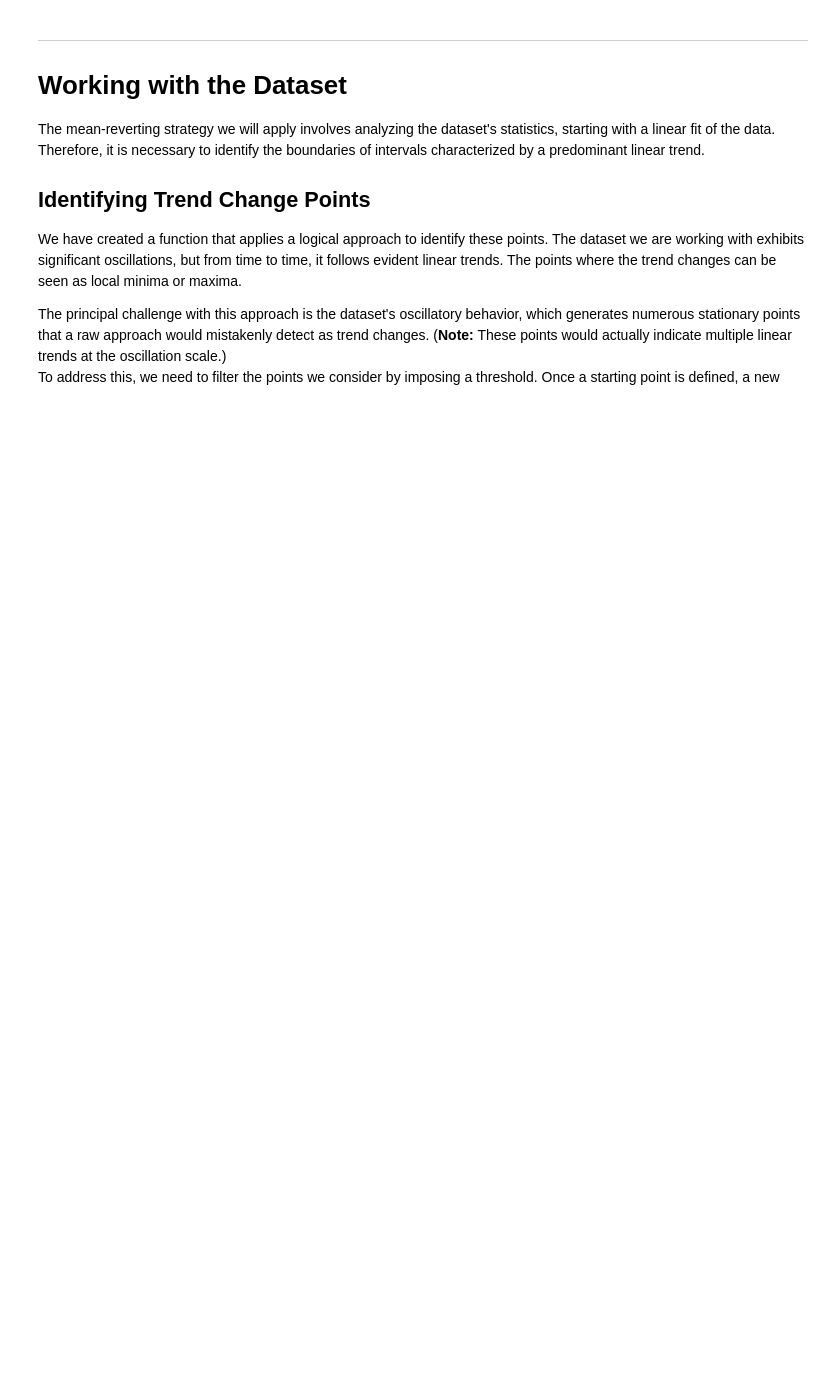
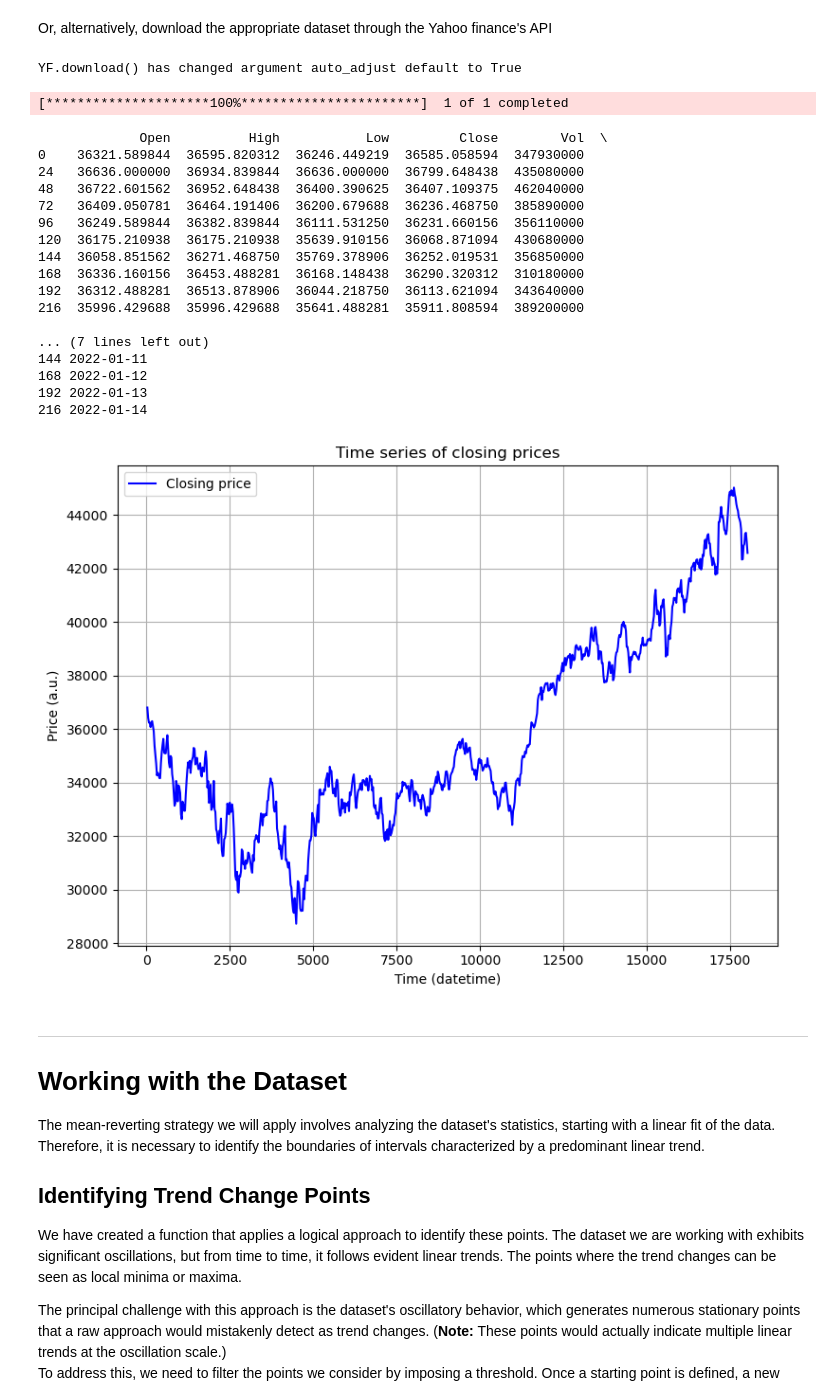
Before and after one commit to lorenzorizzi17/MeanReversionMetric, a Jupyter notebook: MeanReversion.ipynb, the cells around one changed output. Saved outputs shown, nothing was run; the diff lists cells and outputs as text; code cells hidden in the pictures; blank space fills up the shorter version.

```diff
--- a/MeanReversion.ipynb
+++ b/MeanReversion.ipynb
@@ -56,3 +54,33 @@ $$
+# %% [markdown]
+Or, alternatively, download the appropriate dataset through the Yahoo finance's API
+# %%
+asset_name = "^DJI"
+DJI = mr.download_asset(asset_name, start='2022-01-01',end='2025-01-01')
+
+print(DJI.head(10))
+
+mr.draw_info(DJI)
+# %% [output]
+YF.download() has changed argument auto_adjust default to True
+[*********************100%***********************]  1 of 1 completed
+             Open          High           Low         Close        Vol  \
+0    36321.589844  36595.820312  36246.449219  36585.058594  347930000
+24   36636.000000  36934.839844  36636.000000  36799.648438  435080000
+48   36722.601562  36952.648438  36400.390625  36407.109375  462040000
+72   36409.050781  36464.191406  36200.679688  36236.468750  385890000
+96   36249.589844  36382.839844  36111.531250  36231.660156  356110000
+120  36175.210938  36175.210938  35639.910156  36068.871094  430680000
+144  36058.851562  36271.468750  35769.378906  36252.019531  356850000
+168  36336.160156  36453.488281  36168.148438  36290.320312  310180000
+192  36312.488281  36513.878906  36044.218750  36113.621094  343640000
+216  35996.429688  35996.429688  35641.488281  35911.808594  389200000
+
+... (7 lines left out)
+144 2022-01-11
+168 2022-01-12
+192 2022-01-13
+216 2022-01-14
+[figure, added]
 # %% [markdown]
 ---
 
```
Also changed, not shown: parts of 13 cells of this notebook, 4 other files.
